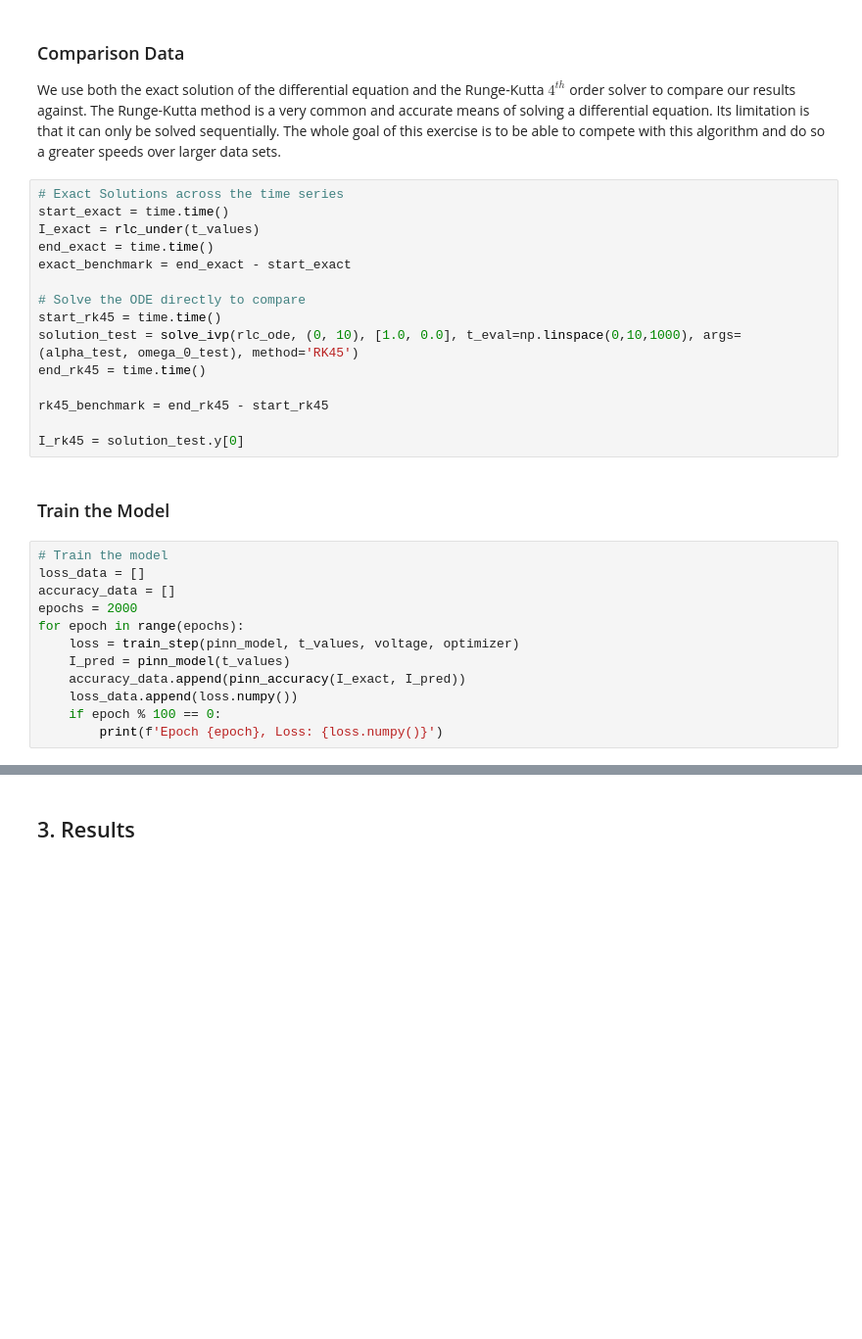
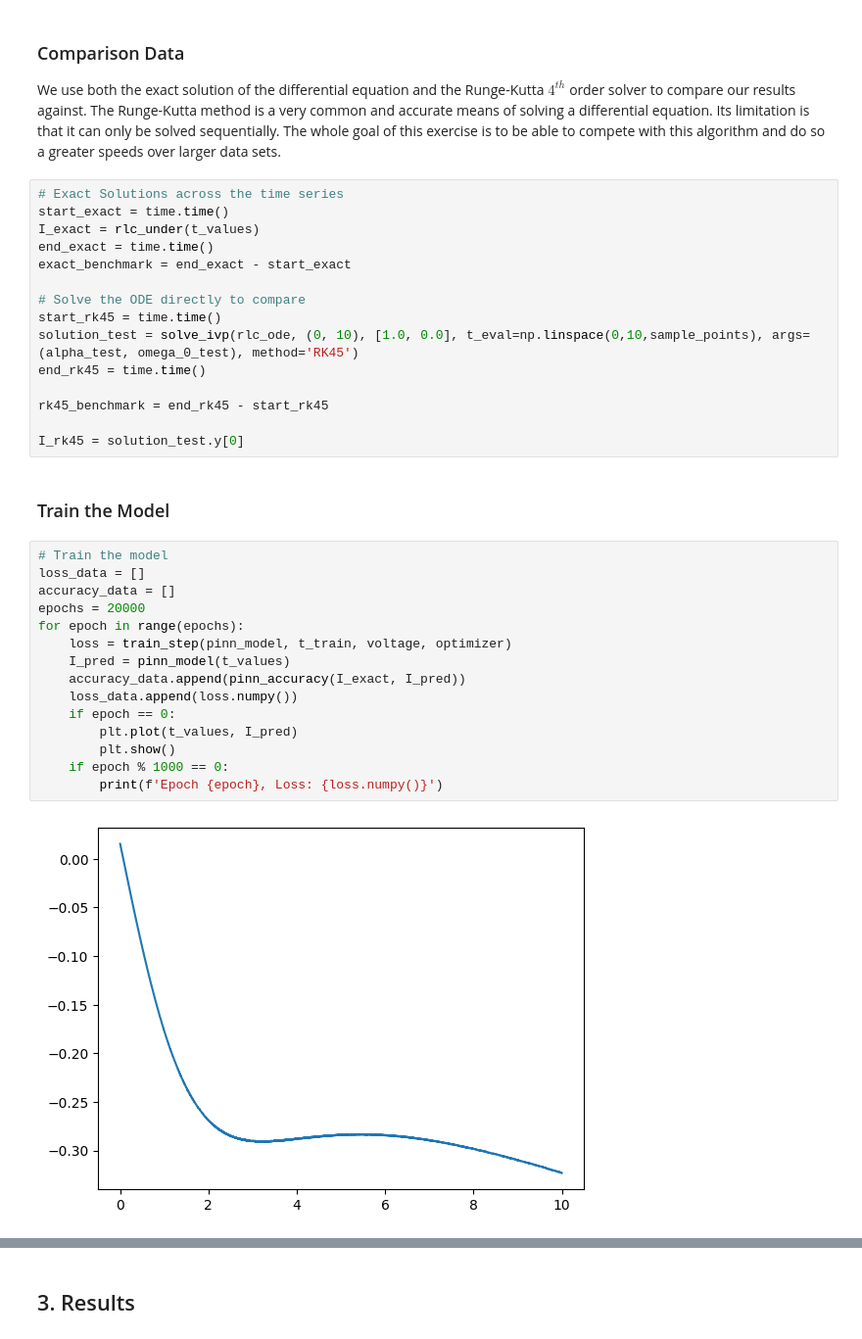
Before and after one commit to rbrinson2/EE-6770-Application_Neural_Network, a Jupyter notebook: Project/Neural ODE.ipynb, the cells around one changed output, grey strips where cells are left out. Shown at 98% size. Saved outputs shown, nothing was run; the diff lists cells and outputs as text; blank space fills up the shorter version.

```diff
--- a/Project/Neural ODE.ipynb
+++ b/Project/Neural ODE.ipynb
@@ -556,7 +558,7 @@ exact_benchmark = end_exact - start_exact
 
 # Solve the ODE directly to compare
 start_rk45 = time.time()
-solution_test = solve_ivp(rlc_ode, (0, 10), [1.0, 0.0], t_eval=np.linspace(0,10,1000), args=(alpha_test, omega_0_test), method='RK45')
+solution_test = solve_ivp(rlc_ode, (0, 10), [1.0, 0.0], t_eval=np.linspace(0,10,sample_points), args=(alpha_test, omega_0_test), method='RK45')
 end_rk45 = time.time()
 
 rk45_benchmark = end_rk45 - start_rk45
@@ -567,13 +569,17 @@ I_rk45 = solution_test.y[0]
 # %%
 # Train the model
 loss_data = []
 accuracy_data = []
-epochs = 2000
+epochs = 20000
 for epoch in range(epochs):
-    loss = train_step(pinn_model, t_values, voltage, optimizer)
+    loss = train_step(pinn_model, t_train, voltage, optimizer)
     I_pred = pinn_model(t_values)
     accuracy_data.append(pinn_accuracy(I_exact, I_pred))
     loss_data.append(loss.numpy())
-    if epoch % 100 == 0:
+    if epoch == 0:
+        plt.plot(t_values, I_pred)
+        plt.show()
+    if epoch % 1000 == 0:
         print(f'Epoch {epoch}, Loss: {loss.numpy()}')
 # %% [output]
+[figure, added]
```
Also changed, not shown: parts of 19 cells of this notebook, 1 other file.
